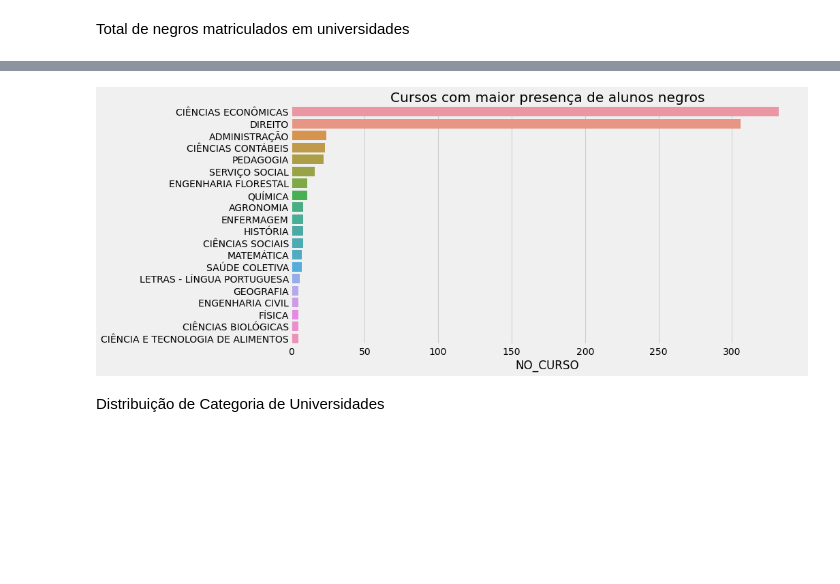
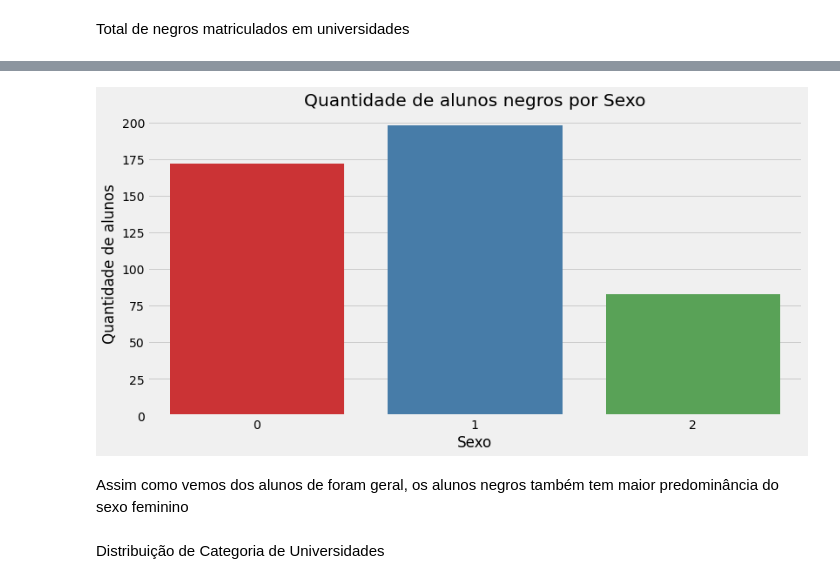
Before and after one commit to allanbraquiel/Data_Science_Projects, a Jupyter notebook: Projeto_Sigalei.ipynb, the cells around one changed output, grey strips where cells are left out. Cells and saved outputs as stored; diff of their text form; code cells hidden in the pictures; blank space fills up the shorter version.

```diff
--- a/Projeto_Sigalei.ipynb
+++ b/Projeto_Sigalei.ipynb
@@ -816,5 +816,7 @@ df_completo.TP_COR_RACA.value_counts(normalize=True)
 Name: TP_COR_RACA, dtype: float64
 # %%
-df_completo.TP_COR_RACA.value_counts().plot.pie(wedgeprops=dict(width=0.4), startangle=-40, explode = (0, 0, 0.1, 0, 0, 0, 0), autopct = '%1.2f%%')
+plt.style.use("fivethirtyeight")
+plt.figure(figsize=(12, 6))
+df_completo.TP_COR_RACA.value_counts().sort_index().plot.pie(wedgeprops=dict(width=0.4), startangle=-40, explode = (0, 0, 0.1, 0, 0, 0, 0), autopct = '%1.2f%%')
 # %% [output]
 <matplotlib.axes._subplots.AxesSubplot at 0x...>
@@ -882,0 +894,4 @@ Name: TP_TURNO, dtype: int64
+# %%
+df_completo.TP_TURNO = df_completo.TP_TURNO.replace('null', 0)
+# %%
+df_completo.TP_TURNO.fillna(0, inplace=True)
@@ -897,6 +920,8 @@ Name: NU_IDADE, dtype: float64
 # %% [markdown]
 Distribuição das idades dos aluno
 # %%
+plt.style.use("fivethirtyeight")
+plt.figure(figsize=(12, 6))
 df_completo.NU_IDADE.hist(bins=30, figsize=(10, 8))
 # %% [output]
 <matplotlib.axes._subplots.AxesSubplot at 0x...>
@@ -973,10 +998,16 @@ Name: NO_CURSO, dtype: int64
 # %%
+plt.style.use("fivethirtyeight")
 plt.figure(figsize=(12, 6))
-sns.barplot(x=df_negros.NO_CURSO.value_counts().head(20), y=df_negros.NO_CURSO.value_counts().head(20).index)
-plt.title("Cursos com maior presença de alunos negros")
+sns.barplot(y=df_negros.TP_SEXO.value_counts().sort_index(), x=df_negros.TP_SEXO.value_counts().sort_index().index, palette="Set1")
+plt.title("Quantidade de alunos negros por Sexo")
+plt.xlabel("Sexo")
+plt.ylabel("Quantidade de alunos")
+
 plt.show()
 # %% [output]
-[figure, old version]
+[figure, new version]
+# %% [markdown]
+Assim como vemos dos alunos de foram geral, os alunos negros também tem maior predominância do sexo feminino
 # %% [markdown]
 Distribuição de Categoria de Universidades
 # %% [markdown]
```
Also changed, not shown: parts of 68 cells of this notebook.
